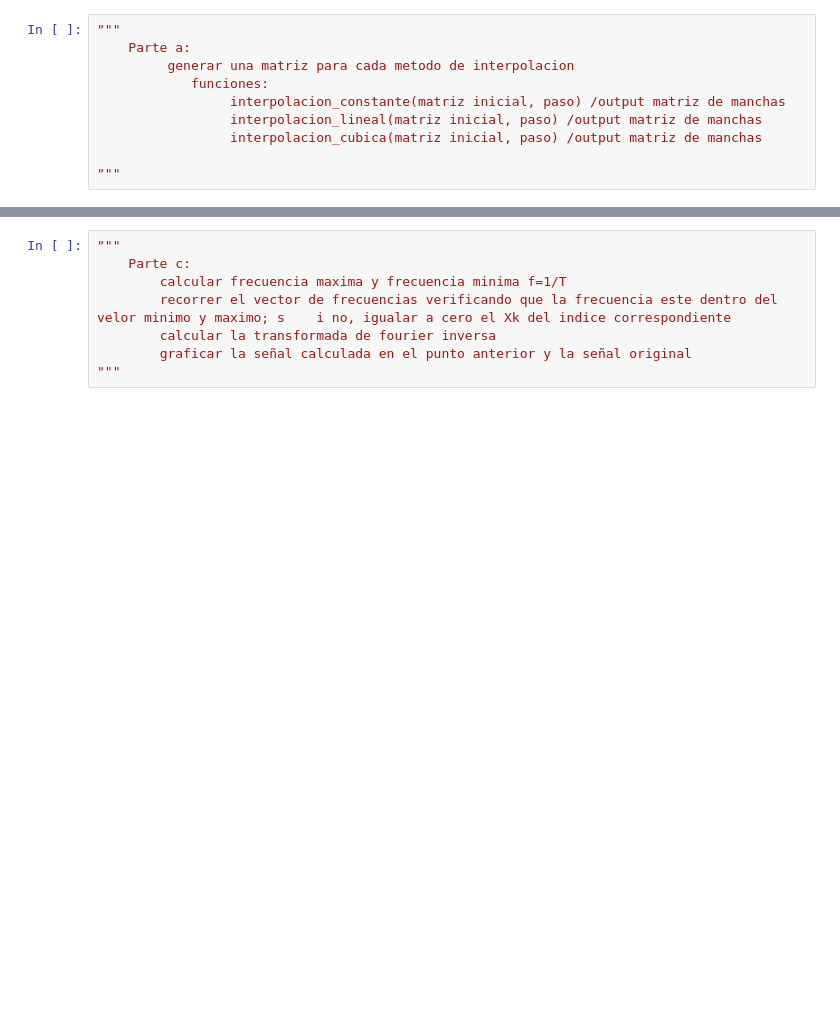
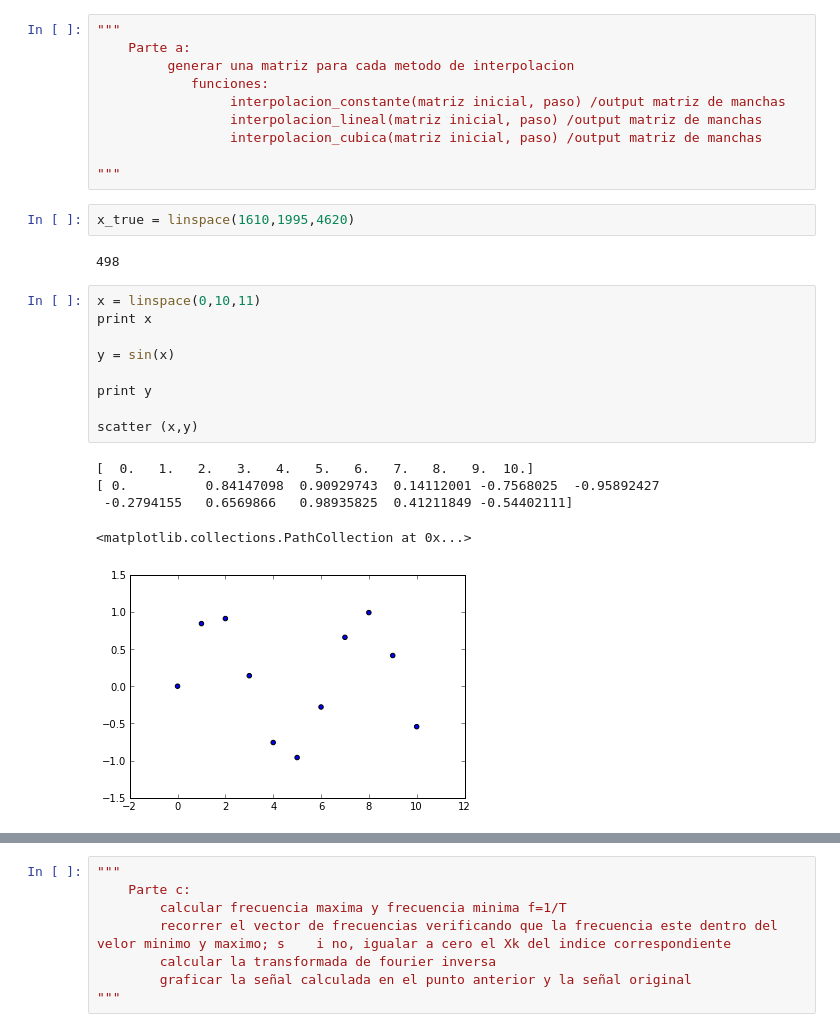
Before and after one commit to MateoJimenez19/Tarea_5-, a Jupyter notebook: Tarea5_2.ipynb, the cells around one changed output, grey strips where cells are left out. Drawn from its saved outputs; the diff is of its cells as text; blank space fills up the shorter version.

```diff
--- a/Tarea5_2.ipynb
+++ b/Tarea5_2.ipynb
@@ -23,6 +29,25 @@
                  interpolacion_cubica(matriz inicial, paso) /output matriz de manchas
 
 """
+# %%
+x_true = linspace(1610,1995,4620)
+# %% [output]
+498
+# %%
+x = linspace(0,10,11)
+print x
+
+y = sin(x)
+
+print y
+
+scatter (x,y)
+# %% [output]
+[  0.   1.   2.   3.   4.   5.   6.   7.   8.   9.  10.]
+[ 0.          0.84147098  0.90929743  0.14112001 -0.7568025  -0.95892427
+ -0.2794155   0.6569866   0.98935825  0.41211849 -0.54402111]
+<matplotlib.collections.PathCollection at 0x...>
+[figure, added]
 # %%
 """
     Parte b:
```
Also changed, not shown: parts of 4 cells of this notebook.
